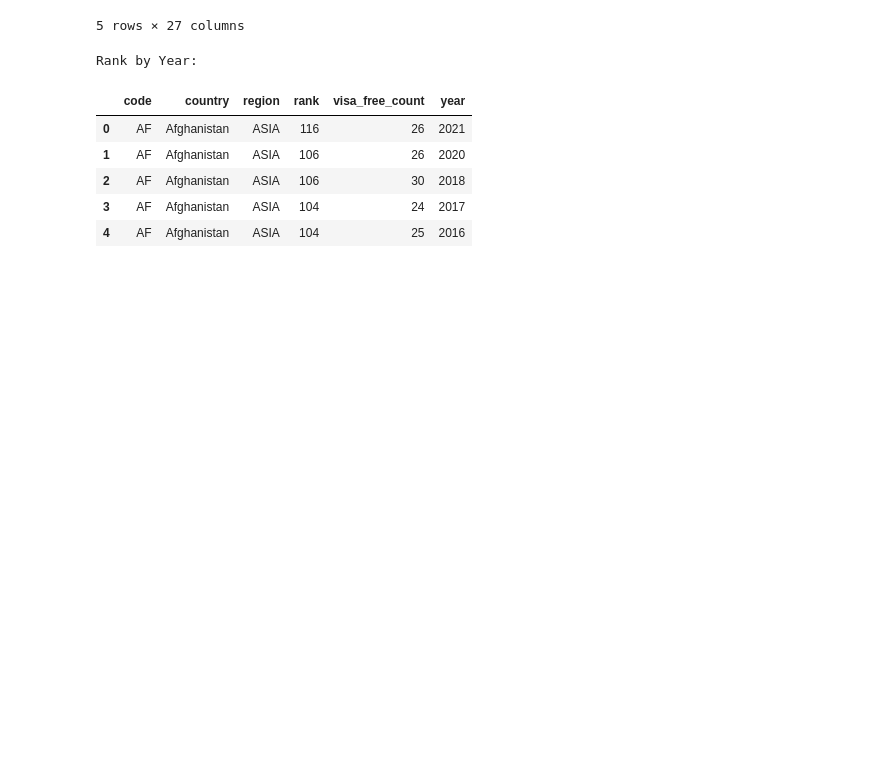
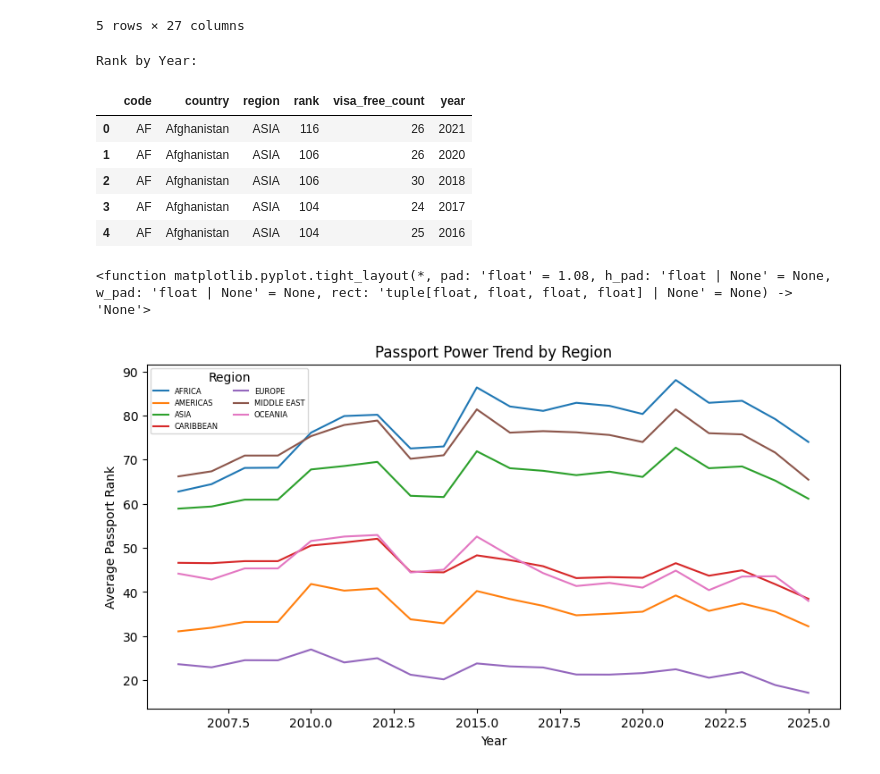
Before and after one commit to Deadpigg/dsa2101project, a Jupyter notebook: project.ipynb, the cells around one changed output. Cells and saved outputs as stored; diff of their text form; code cells hidden in the pictures; blank space fills up the shorter version.

Commit message:
Passport rank by Region scatter plot

```diff
--- a/project.ipynb
+++ b/project.ipynb
@@ -98,0 +97,25 @@ print('hello world')
+# %%
+#### How has global passport power changed over time for different regions
+
+rankings = rank_by_year.copy()
+rankings.head()
+region_rank = (rankings.groupby(["region", "year"], as_index = False)["rank"].mean().sort_values(["region", "year"]))
+region_rank.head()
+
+
+#Reshape the region so that each region is its own column ie so you can plot the regions on the y axis and the years on the x axis
+region_rank_wide = (region_rank.pivot(index = "year", columns = "region", values = "rank").sort_index()
+                    .reset_index())
+region_rank_wide.head()
+
+#create line chare using the data frame
+
+region_rank_wide.plot(x = "year", y = region_rank_wide.columns[1:], kind = "line",
+                      figsize = (10,5), xlabel = "Year", ylabel = "Average Passport Rank",
+                      title = "Passport Power Trend by Region")
+
+plt.legend(title = "Region", ncol = 2, fontsize = 6)
+plt.tight_layout
+# %% [output]
+<function matplotlib.pyplot.tight_layout(*, pad: 'float' = 1.08, h_pad: 'float | None' = None, w_pad: 'float | None' = None, rect: 'tuple[float, float, float, float] | None' = None) -> 'None'>
+[figure, added]
```
Also changed, not shown: parts of 2 cells of this notebook.
